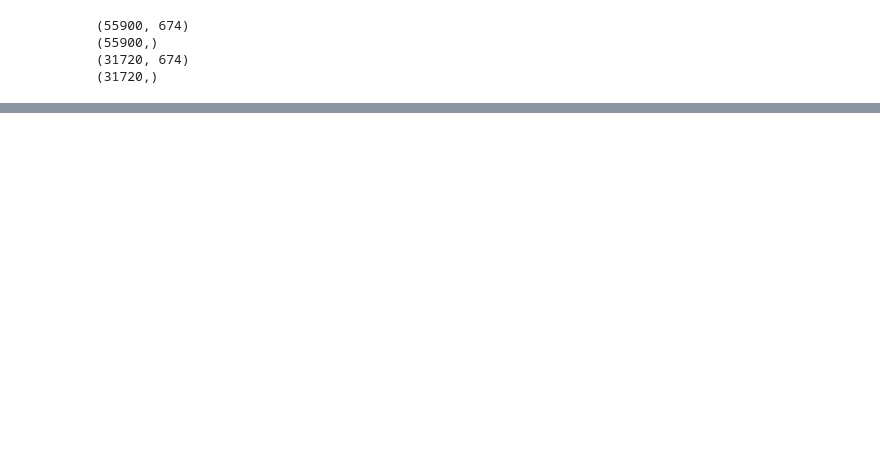
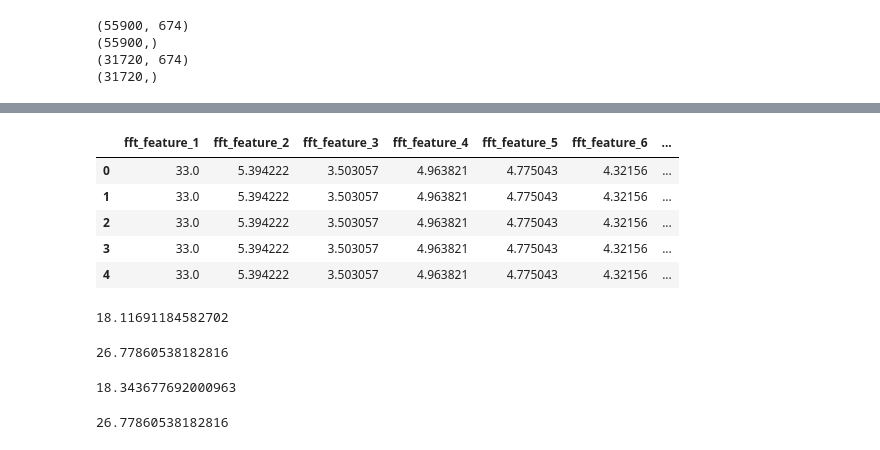
Before and after one commit to YashMathur3010/CDA500_Taxi_Project, a Jupyter notebook: notebooks/Exp_time_series.ipynb, the cells around one changed output, grey strips where cells are left out. Cells and saved outputs as stored; diff of their text form; code cells hidden in the pictures; blank space fills up the shorter version.

```diff
--- a/notebooks/Exp_time_series.ipynb
+++ b/notebooks/Exp_time_series.ipynb
@@ -157,0 +162,9 @@ def train_and_evaluate_models(data):
+# %%
+X_train_fft.head()
+# %% [output]
+|  | fft_feature_1 | fft_feature_2 | fft_feature_3 | fft_feature_4 | fft_feature_5 | fft_feature_6 | ... |
+| 0 | 33.0 | 5.394222 | 3.503057 | 4.963821 | 4.775043 | 4.32156 | ... |
+| 1 | 33.0 | 5.394222 | 3.503057 | 4.963821 | 4.775043 | 4.32156 | ... |
+| 2 | 33.0 | 5.394222 | 3.503057 | 4.963821 | 4.775043 | 4.32156 | ... |
+| 3 | 33.0 | 5.394222 | 3.503057 | 4.963821 | 4.775043 | 4.32156 | ... |
+| 4 | 33.0 | 5.394222 | 3.503057 | 4.963821 | 4.775043 | 4.32156 | ... |
@@ -157,0 +180,14 @@ def train_and_evaluate_models(data):
+# %%
+arma_model, arma_result = fit_arma(y_train, order=(2, 1))
+arma_predictions = arma_result.forecast(steps=len(y_test))
+arma_mae = mean_absolute_error(y_test, arma_predictions)
+arma_mae
+# %% [output]
+18.11691184582702
+# %%
+arma_model, arma_result = fit_arma(y_train_fft, order=(2, 1))
+arma_predictions = arma_result.forecast(steps=len(y_test_fft))
+arma_mae = mean_absolute_error(y_test_fft, arma_predictions)
+arma_mae
+# %% [output]
+26.77860538182816
@@ -157,0 +199,14 @@ def train_and_evaluate_models(data):
+# %%
+arima_model, arima_result = fit_arima(y_train, order=(2, 0, 2))
+arima_predictions = arima_result.forecast(steps=len(y_test))
+arima_mae = mean_absolute_error(y_test, arima_predictions)
+arima_mae
+# %% [output]
+18.343677692000963
+# %%
+arima_model, arima_result = fit_arima(y_train_fft, order=(2, 0, 1))
+arima_predictions = arima_result.forecast(steps=len(y_test_fft))
+arima_mae = mean_absolute_error(y_test_fft, arima_predictions)
+arima_mae
+# %% [output]
+26.77860538182816
```
Also changed, not shown: parts of 15 cells of this notebook.
